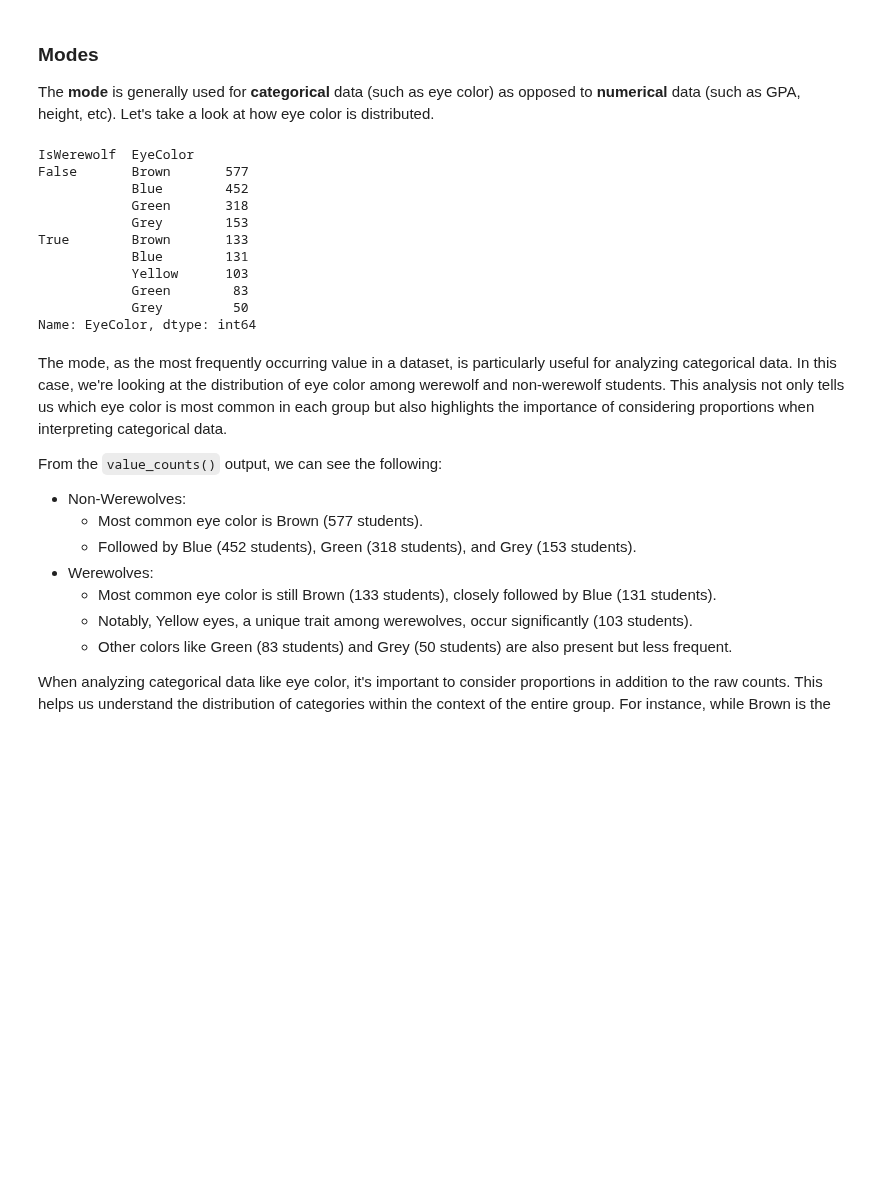
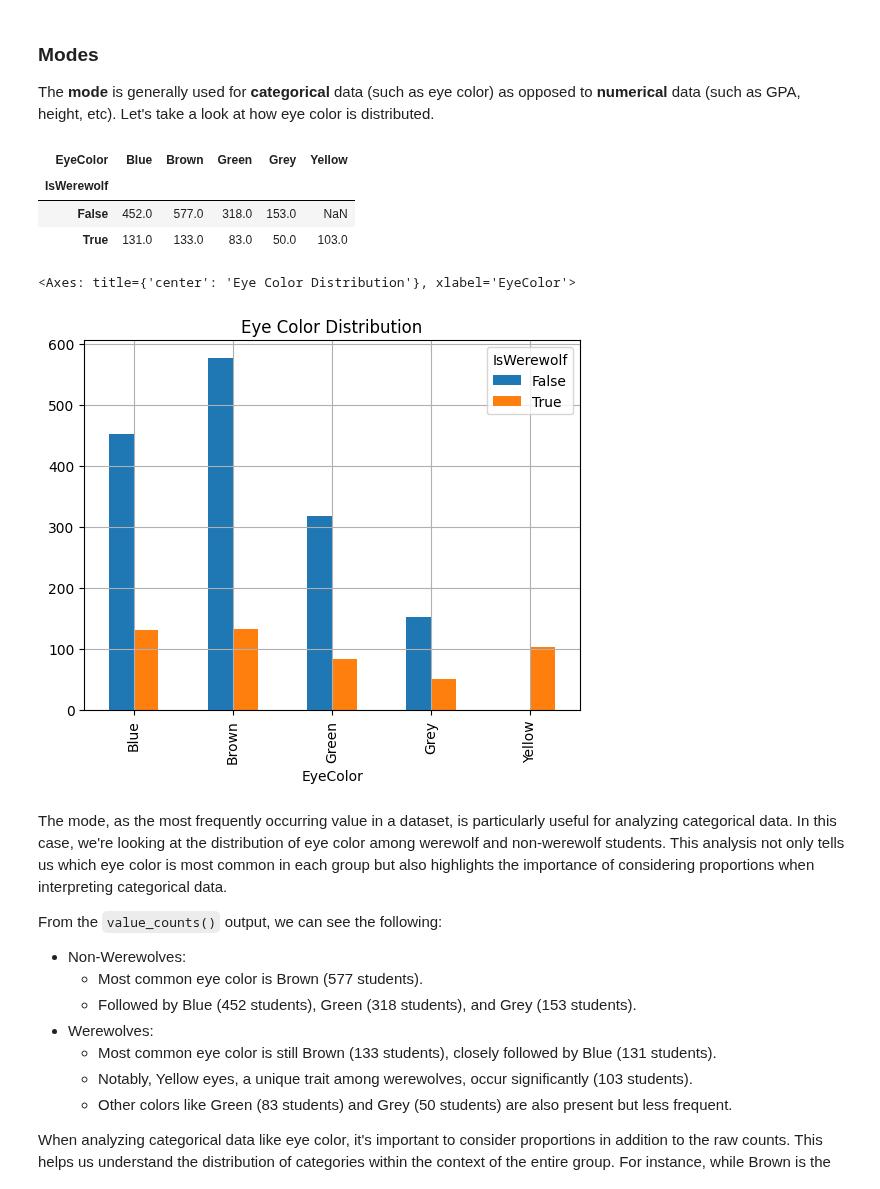
Before and after one commit to brendanpshea/A-Little-More-Logical, a Jupyter notebook: StatisticsWithWerewolves.ipynb, the cells around one changed output. Cells and saved outputs as stored; diff of their text form; code cells hidden in the pictures; blank space fills up the shorter version.

```diff
--- a/StatisticsWithWerewolves.ipynb
+++ b/StatisticsWithWerewolves.ipynb
@@ -187,20 +202,20 @@ The median values from the High School Werewolf Dataset offer another perspectiv
 ### Modes
 The **mode** is generally used for **categorical** data (such as eye color) as opposed to **numerical** data (such as GPA, height, etc). Let's take a look at how eye color is distributed.
 # %%
-mode_values = school_df.groupby('IsWerewolf')['EyeColor'].value_counts()
-mode_values
+eye_color = school_df.groupby('IsWerewolf')['EyeColor'].value_counts().unstack()
+eye_color
 # %% [output]
-IsWerewolf  EyeColor
-False       Brown       577
-            Blue        452
-            Green       318
-            Grey        153
-True        Brown       133
-            Blue        131
-            Yellow      103
-            Green        83
-            Grey         50
-Name: EyeColor, dtype: int64
+| EyeColor | Blue | Brown | Green | Grey | Yellow |
+| IsWerewolf |  |  |  |  |  |
+| False | 452.0 | 577.0 | 318.0 | 153.0 | NaN |
+| True | 131.0 | 133.0 | 83.0 | 50.0 | 103.0 |
+# %%
+# A bar graph
+eye_color.T.plot.bar(grid=True,
+                   title="Eye Color Distribution")
+# %% [output]
+<Axes: title={'center': 'Eye Color Distribution'}, xlabel='EyeColor'>
+[figure, added]
 # %% [markdown]
 The mode, as the most frequently occurring value in a dataset, is particularly useful for analyzing categorical data. In this case, we're looking at the distribution of eye color among werewolf and non-werewolf students. This analysis not only tells us which eye color is most common in each group but also highlights the importance of considering proportions when interpreting categorical data.
 
```
Also changed, not shown: parts of 4 cells of this notebook.
